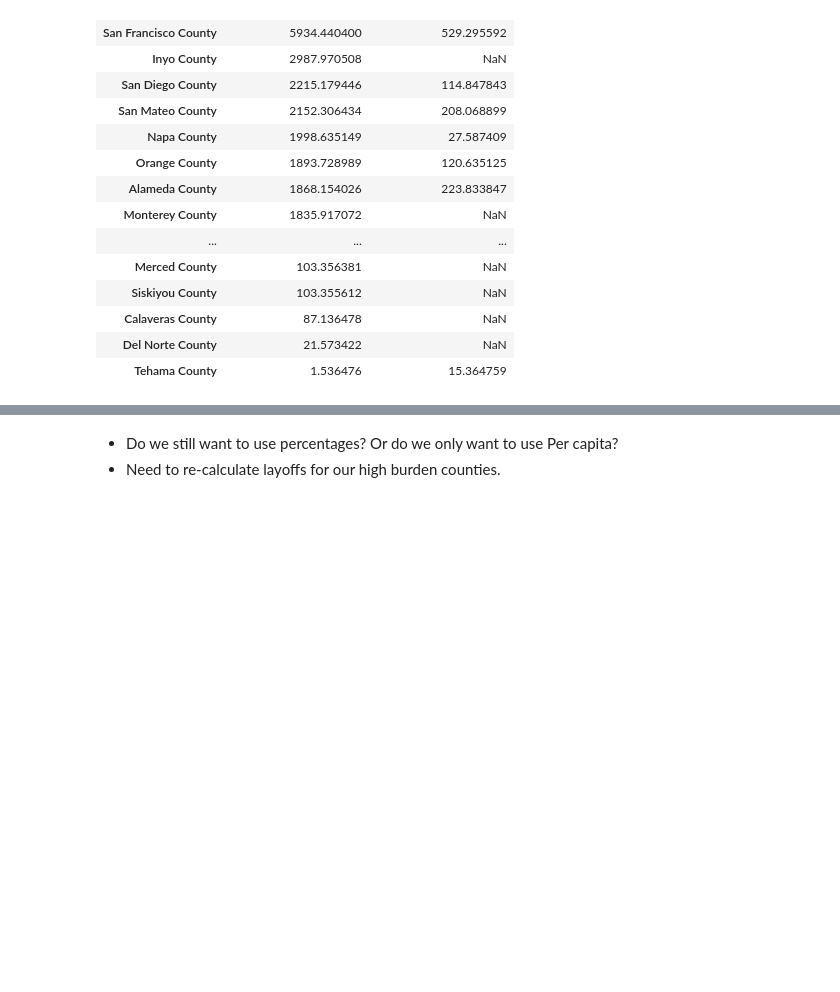
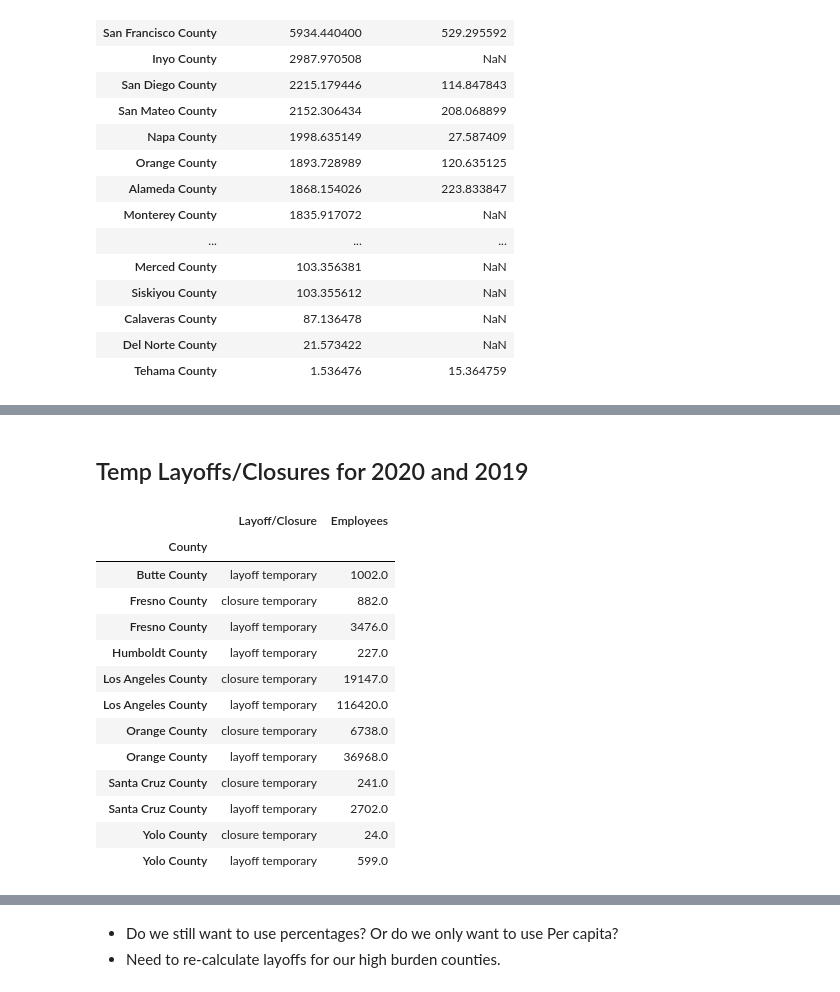
Before and after one commit to biglocalnews/WARN_Cali_analysis, a Jupyter notebook: hardest_hit/hard_hit_clean_city.ipynb, the cells around one changed output, grey strips where cells are left out. Drawn from its saved outputs; the diff is of its cells as text; code cells hidden in the pictures; blank space fills up the shorter version.

```diff
--- a/hardest_hit/hard_hit_clean_city.ipynb
+++ b/hardest_hit/hard_hit_clean_city.ipynb
@@ -498,0 +547,23 @@ per_capitas.groupby("County").max().sort_values(by='Per Capita Laid Off 2020', a
+# %% [markdown]
+## Temp Layoffs/Closures for 2020 and 2019
+# %%
+high_rent_burden_20_tmp = cali_2020_info[cali_2020_info['County'].isin(counties_list)]
+high_rent_burden_20_tmp = high_rent_burden_20_tmp[high_rent_burden_20_tmp['Layoff/Closure'].isin(layoff_closure_list_temp)]
+high_rent_burden_20_tmp = high_rent_burden_20_tmp[['County','Layoff/Closure','Employees']]
+high_rent_burden_20_tmp = high_rent_burden_20_tmp.groupby(['County','Layoff/Closure']).sum()
+high_rent_burden_20_tmp.reset_index('Layoff/Closure')
+# %% [output]
+|  | Layoff/Closure | Employees |
+| County |  |  |
+| Butte County | layoff temporary | 1002.0 |
+| Fresno County | closure temporary | 882.0 |
+| Fresno County | layoff temporary | 3476.0 |
+| Humboldt County | layoff temporary | 227.0 |
+| Los Angeles County | closure temporary | 19147.0 |
+| Los Angeles County | layoff temporary | 116420.0 |
+| Orange County | closure temporary | 6738.0 |
+| Orange County | layoff temporary | 36968.0 |
+| Santa Cruz County | closure temporary | 241.0 |
+| Santa Cruz County | layoff temporary | 2702.0 |
+| Yolo County | closure temporary | 24.0 |
+| Yolo County | layoff temporary | 599.0 |
```
Also changed, not shown: parts of 15 cells of this notebook.
